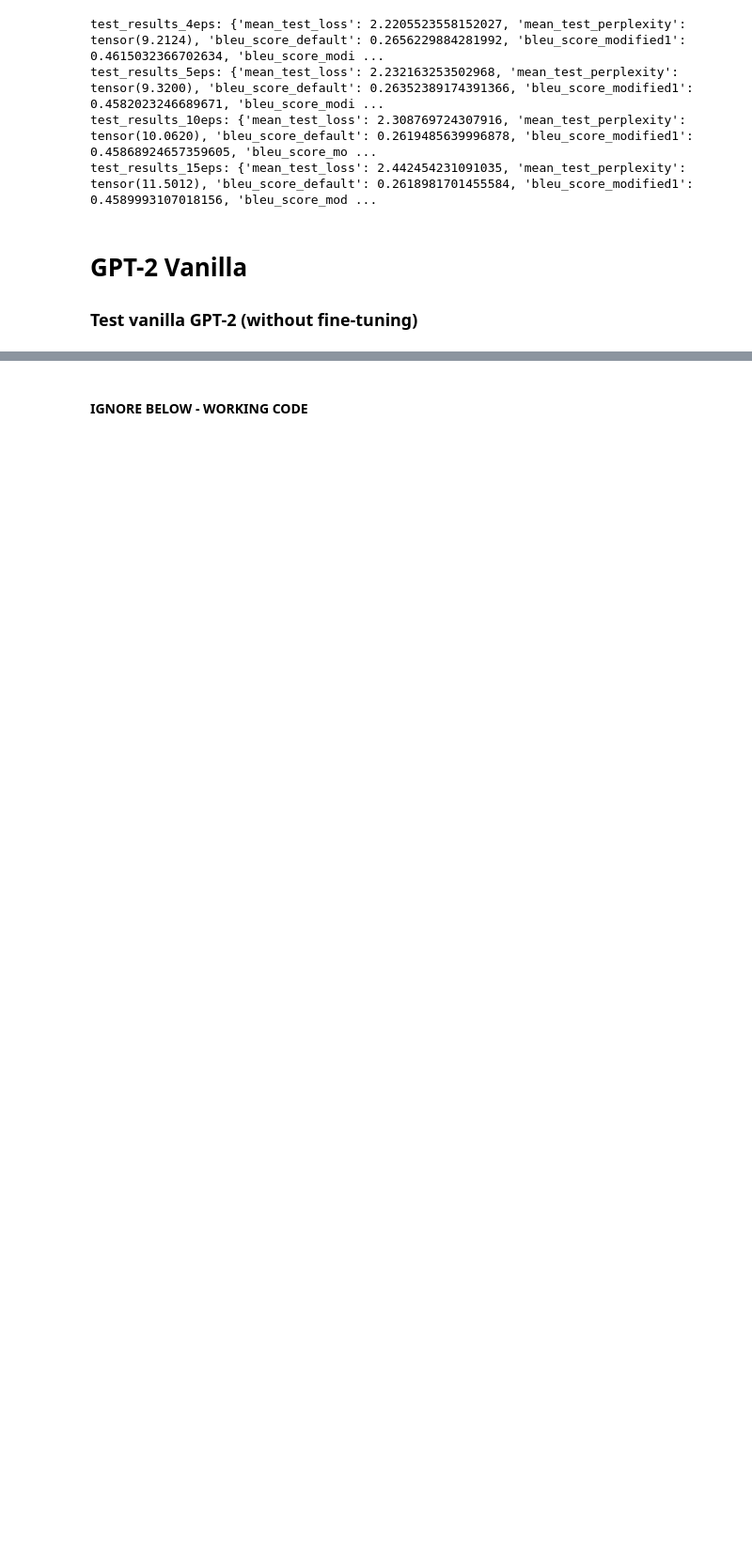
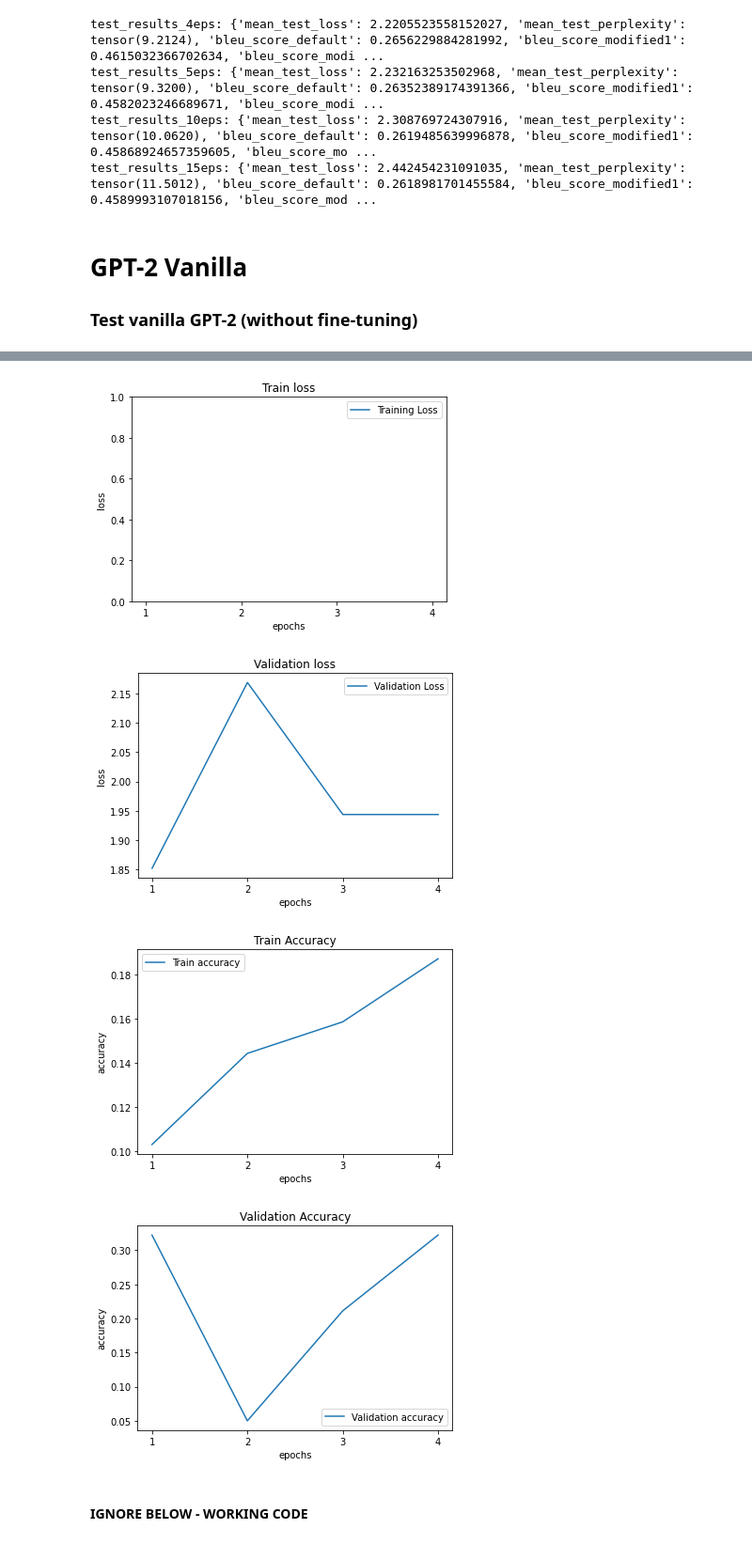
Before and after one commit to sarahrhalem/Finetuning-Transformer-Models-Plot-Generation, a Jupyter notebook: INM706_Code_SR_SK.ipynb, the cells around one changed output, grey strips where cells are left out. Shown at 94% size. Cells and saved outputs as stored; diff of their text form; code cells hidden in the pictures; blank space fills up the shorter version.

```diff
--- a/INM706_Code_SR_SK.ipynb
+++ b/INM706_Code_SR_SK.ipynb
@@ -850,2 +446,20 @@ crime: S the " that I do on for $ a by being about what is doing and in from whi
+# %%
+# Plot train/val loss and perplexity
+fig= plot_train_loss(Test_bert, "Train loss");
+#fig.savefig(r'Figures\\train_loss_4eps.jpg')
+
+fig= plot_val_loss(Test_bert, "Validation loss");
+#fig.savefig(r'Figures\\val_loss_4eps.jpg')
+
+fig= plot_train_accuracy(Test_bert, "Train Accuracy");
+#fig.savefig(r'Figures\\train_perplexity_4eps.jpg')
+
+fig= plot_val_accuracy(Test_bert, "Validation Accuracy");
+#fig.savefig(r'Figures\\val_perplexity_4eps.jpg')
+# %% [output]
+[figure, added]
+[figure, added]
+[figure, added]
+[figure, added]
 # %% [markdown]
 #### IGNORE BELOW - WORKING CODE
```
Also changed, not shown: parts of 43 cells of this notebook, 8 other files.
